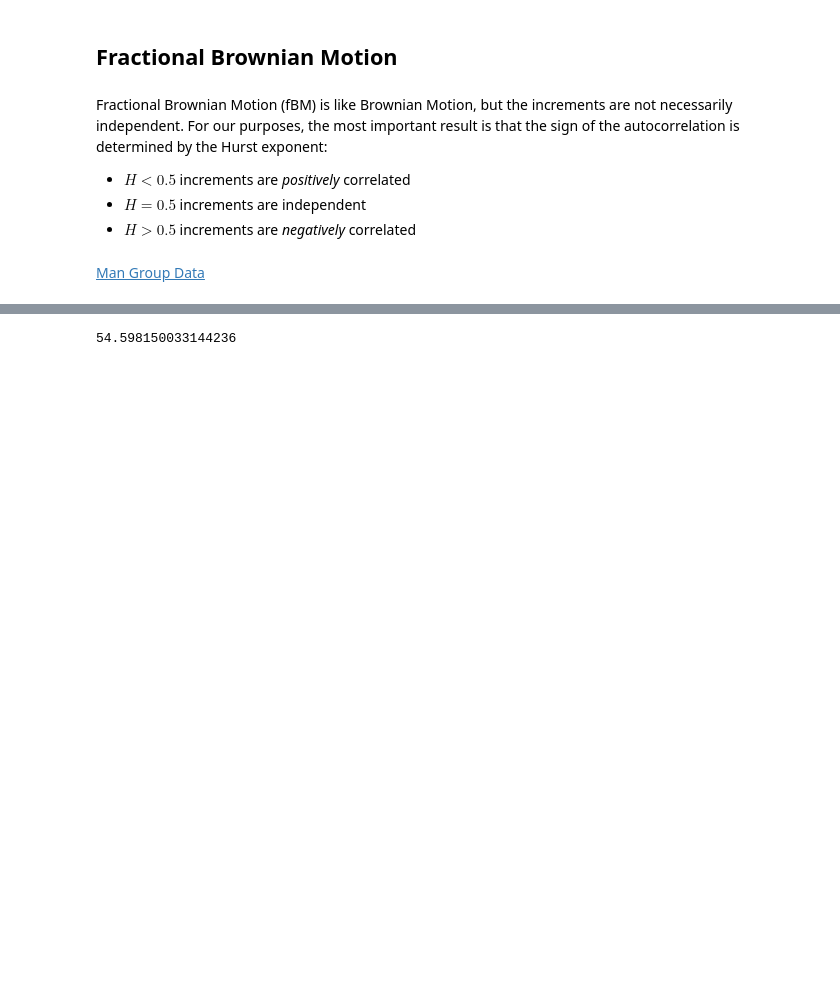
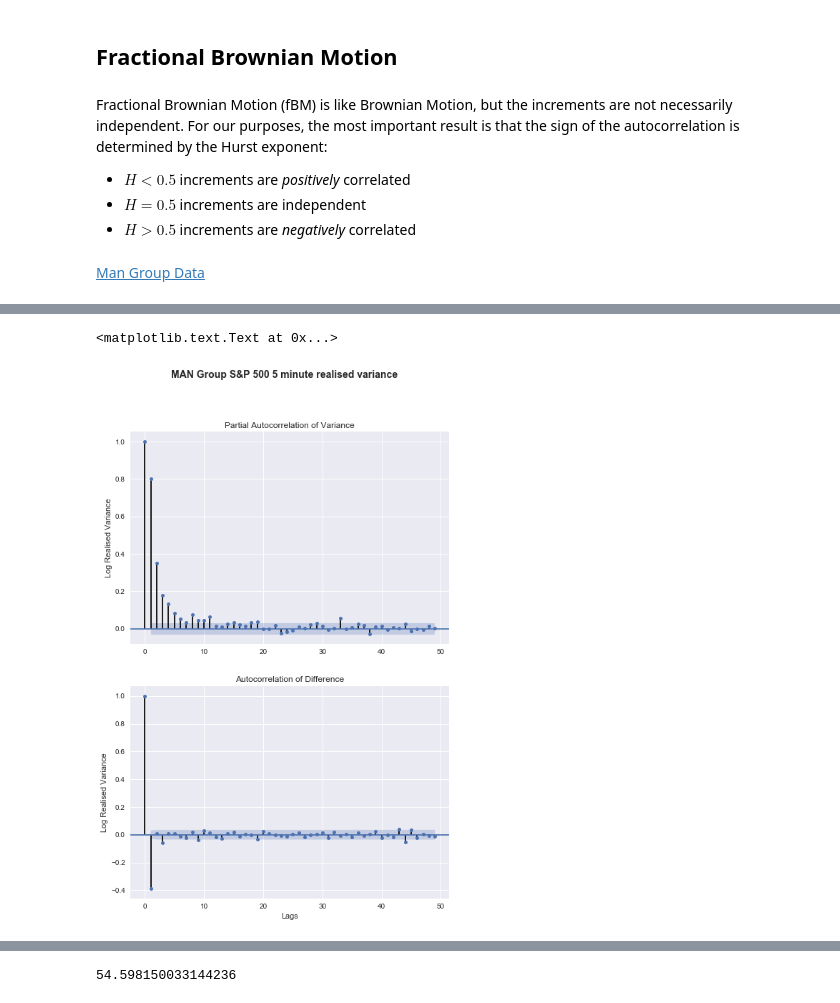
Before and after one commit to ef4s/RoughVol, a Jupyter notebook: Untitled.ipynb, the cells around one changed output, grey strips where cells are left out. Cells and saved outputs as stored; diff of their text form; code cells hidden in the pictures; blank space fills up the shorter version.

Commit message:
Should I be working with variance or stdev?

```diff
--- a/Untitled.ipynb
+++ b/Untitled.ipynb
@@ -44 +40,19 @@ man.diff().std()
+# %%
+fig = plt.figure(figsize=(8, 12))
+fig.suptitle('MAN Group S&P 500 5 minute realised variance', fontsize=14, fontweight='bold')
+
+ax = fig.add_subplot(211)
+plot_pacf(man.dropna(), lags=list(range(50)), ax=ax)
+ax.set_title('Partial Autocorrelation of Variance')
+
+ax2 = fig.add_subplot(212)
+plot_acf(man.diff().dropna(), lags=list(range(50)), ax=ax2)
+ax2.set_title('Autocorrelation of Difference')
+
+ax.set_ylabel('Log Realised Variance')
+ax2.set_ylabel('Log Realised Variance')
+ax2.set_xlabel('Lags')
+# %% [output]
+<matplotlib.text.Text at 0x...>
+[figure, added]
 # %% [markdown]
```
Also changed, not shown: parts of 9 cells of this notebook.
